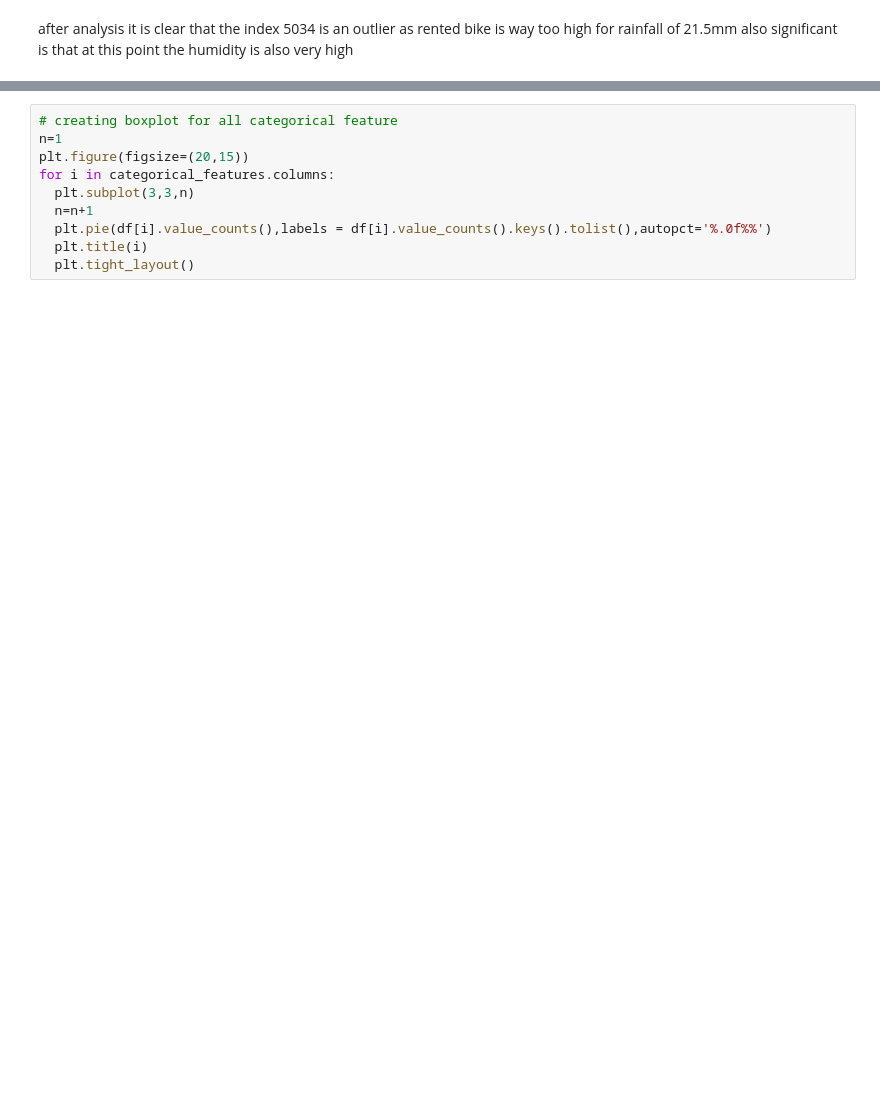
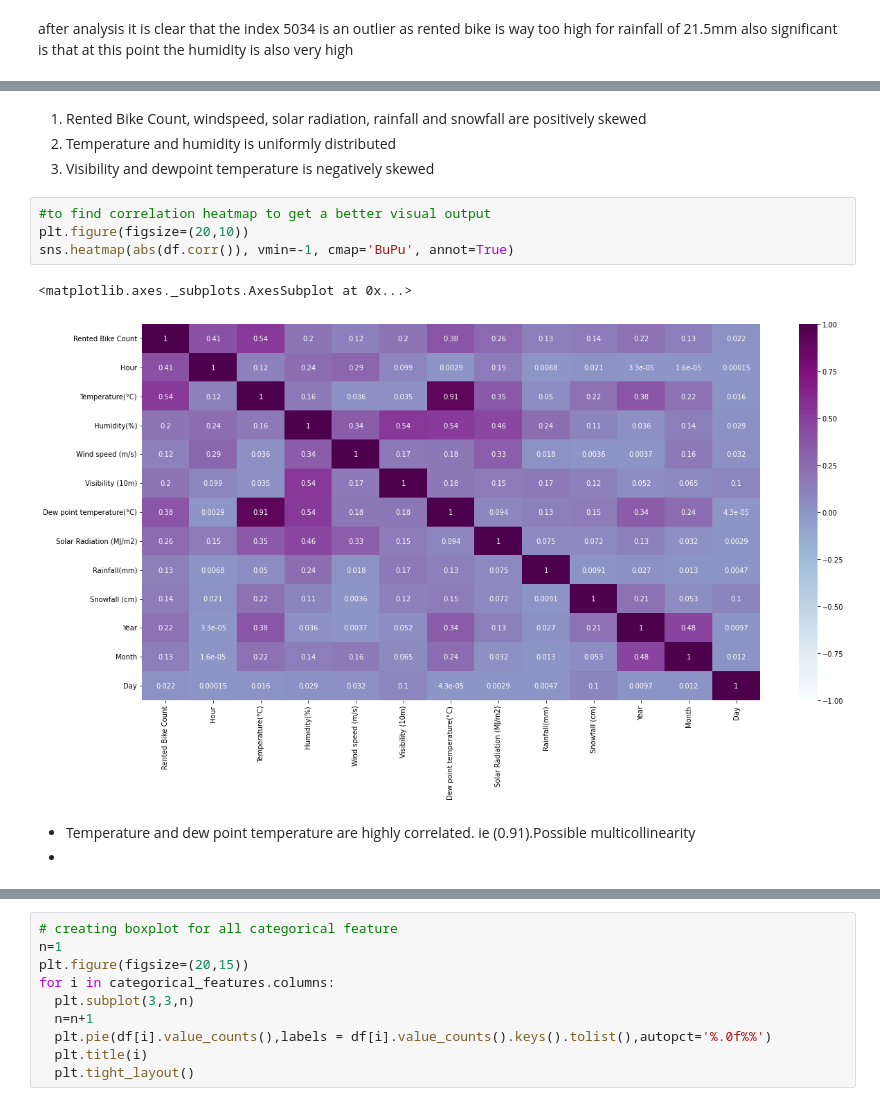
Before and after one commit to Nakulpradeep94/Bike_Sharing_demand_prediction, a Jupyter notebook: Bike_Sharing_Demand_Prediction_Capstone_Project.ipynb, the cells around one changed output, grey strips where cells are left out. Saved outputs shown, nothing was run; the diff lists cells and outputs as text; blank space fills up the shorter version.

```diff
--- a/Bike_Sharing_Demand_Prediction_Capstone_Project.ipynb
+++ b/Bike_Sharing_Demand_Prediction_Capstone_Project.ipynb
@@ -676,0 +706,17 @@ df
+# %% [markdown]
+
+1.  Rented Bike Count, windspeed, solar radiation, rainfall and snowfall are positively skewed
+2.   Temperature and humidity is uniformly distributed
+3. Visibility and dewpoint temperature is negatively skewed
+# %%
+#to find correlation heatmap to get a better visual output
+plt.figure(figsize=(20,10))
+sns.heatmap(abs(df.corr()), vmin=-1, cmap='BuPu', annot=True)
+# %% [output]
+<matplotlib.axes._subplots.AxesSubplot at 0x...>
+[figure, added]
+# %% [markdown]
+
+
+*   Temperature and dew point temperature are highly correlated. ie (0.91).Possible multicollinearity
+*
```
Also changed, not shown: parts of 32 cells of this notebook.
